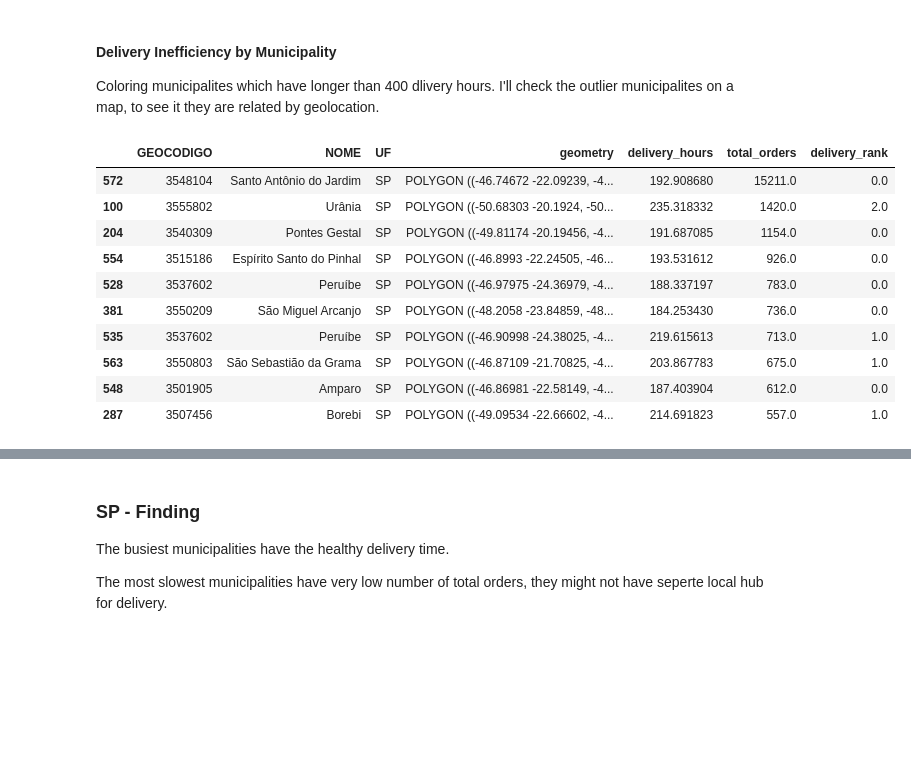
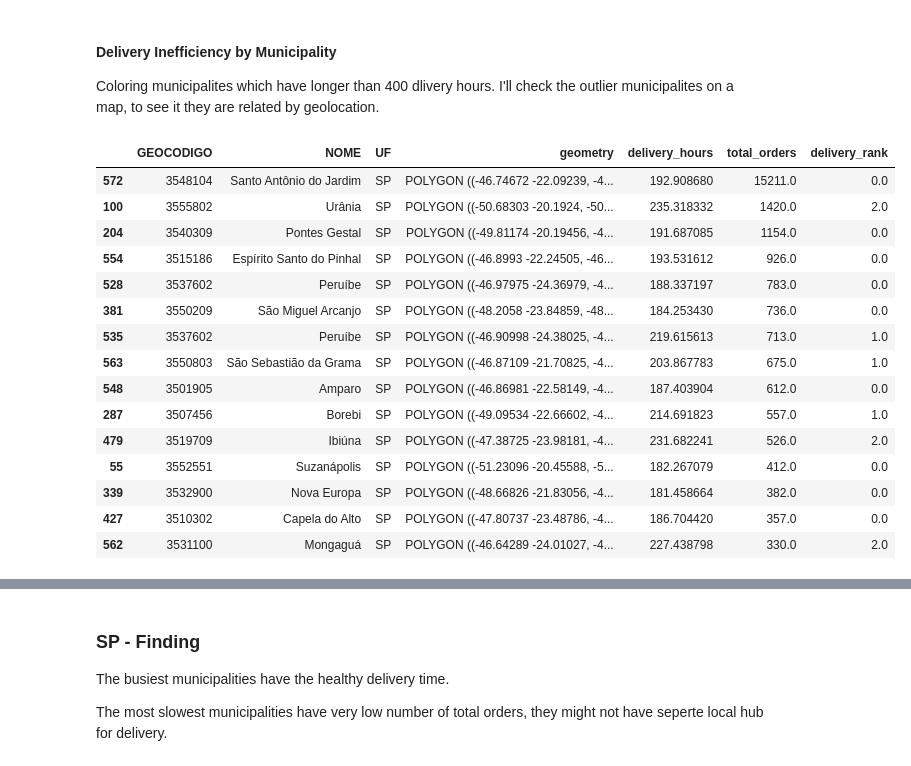
Before and after one commit to yunwe/olist-logistics-efficiency, a Jupyter notebook: notebooks/Municipalities.ipynb, the cells around one changed output, grey strips where cells are left out. Saved outputs shown, nothing was run; the diff lists cells and outputs as text; code cells hidden in the pictures; blank space fills up the shorter version.

```diff
--- a/notebooks/Municipalities.ipynb
+++ b/notebooks/Municipalities.ipynb
@@ -140,19 +152,24 @@ Coloring municipalites which have longer than 400 dlivery hours.
 I'll check the outlier municipalites on a map, to see it they are related by geolocation.
 # %%
 sp = sp.sort_values(by='total_orders', ascending=False)
-sp.head(10)
+sp.head(15)
 # %% [output]
 |  | GEOCODIGO | NOME | UF | geometry | delivery_hours | total_orders | delivery_rank |
 | 572 | 3548104 | Santo Antônio do Jardim | SP | POLYGON ((-46.74672 -22.09239, -4... | 192.908680 | 15211.0 | 0.0 |
 | 100 | 3555802 | Urânia | SP | POLYGON ((-50.68303 -20.1924, -50... | 235.318332 | 1420.0 | 2.0 |
 | 204 | 3540309 | Pontes Gestal | SP | POLYGON ((-49.81174 -20.19456, -4... | 191.687085 | 1154.0 | 0.0 |
 | 554 | 3515186 | Espírito Santo do Pinhal | SP | POLYGON ((-46.8993 -22.24505, -46... | 193.531612 | 926.0 | 0.0 |
 | 528 | 3537602 | Peruíbe | SP | POLYGON ((-46.97975 -24.36979, -4... | 188.337197 | 783.0 | 0.0 |
 | 381 | 3550209 | São Miguel Arcanjo | SP | POLYGON ((-48.2058 -23.84859, -48... | 184.253430 | 736.0 | 0.0 |
 | 535 | 3537602 | Peruíbe | SP | POLYGON ((-46.90998 -24.38025, -4... | 219.615613 | 713.0 | 1.0 |
 | 563 | 3550803 | São Sebastião da Grama | SP | POLYGON ((-46.87109 -21.70825, -4... | 203.867783 | 675.0 | 1.0 |
 | 548 | 3501905 | Amparo | SP | POLYGON ((-46.86981 -22.58149, -4... | 187.403904 | 612.0 | 0.0 |
 | 287 | 3507456 | Borebi | SP | POLYGON ((-49.09534 -22.66602, -4... | 214.691823 | 557.0 | 1.0 |
+| 479 | 3519709 | Ibiúna | SP | POLYGON ((-47.38725 -23.98181, -4... | 231.682241 | 526.0 | 2.0 |
+| 55 | 3552551 | Suzanápolis | SP | POLYGON ((-51.23096 -20.45588, -5... | 182.267079 | 412.0 | 0.0 |
+| 339 | 3532900 | Nova Europa | SP | POLYGON ((-48.66826 -21.83056, -4... | 181.458664 | 382.0 | 0.0 |
+| 427 | 3510302 | Capela do Alto | SP | POLYGON ((-47.80737 -23.48786, -4... | 186.704420 | 357.0 | 0.0 |
+| 562 | 3531100 | Mongaguá | SP | POLYGON ((-46.64289 -24.01027, -4... | 227.438798 | 330.0 | 2.0 |
 # %%
 Q3 = sp['delivery_hours'].quantile(0.75)
 Q1 = sp['delivery_hours'].quantile(0.25)
```
Also changed, not shown: parts of 13 cells of this notebook.
